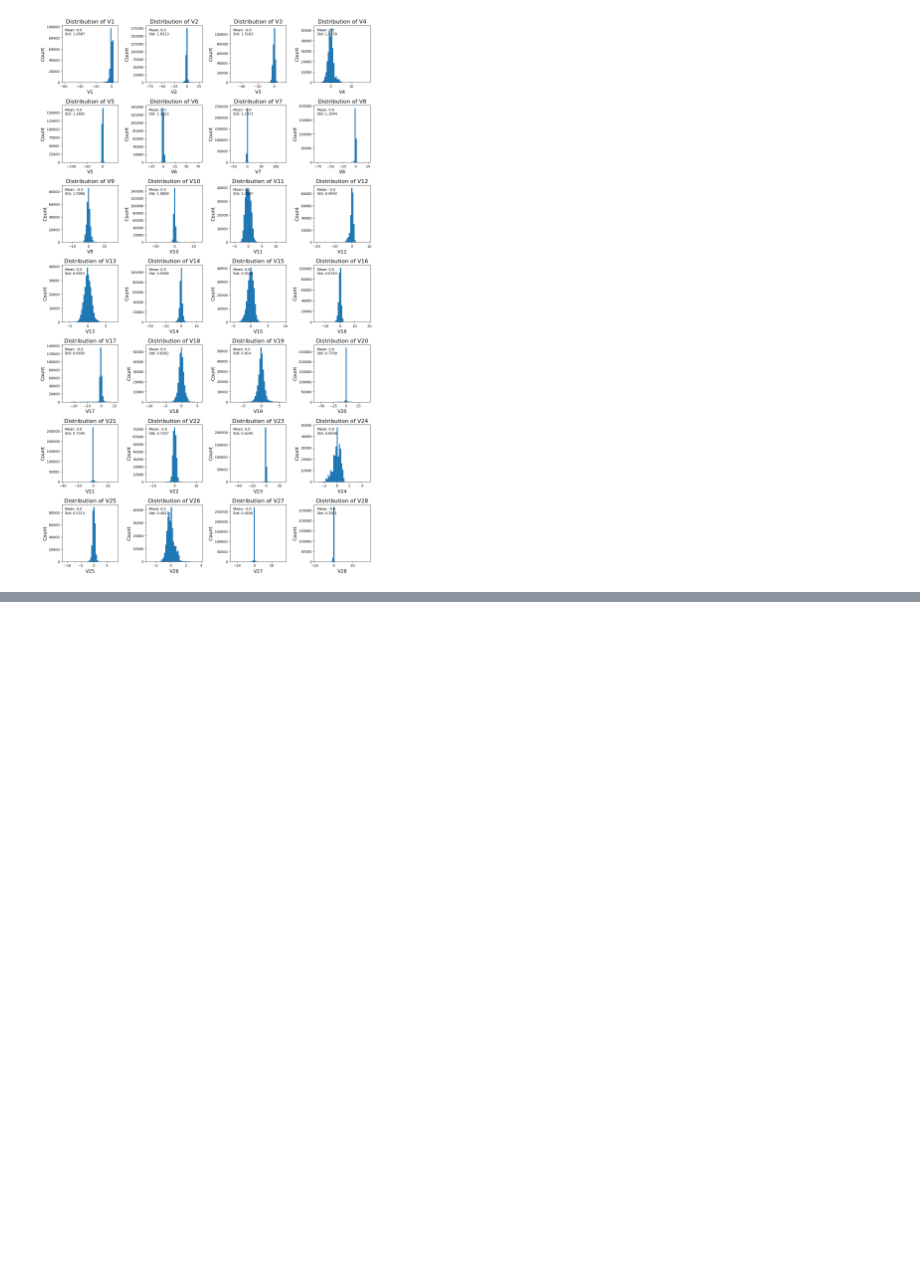
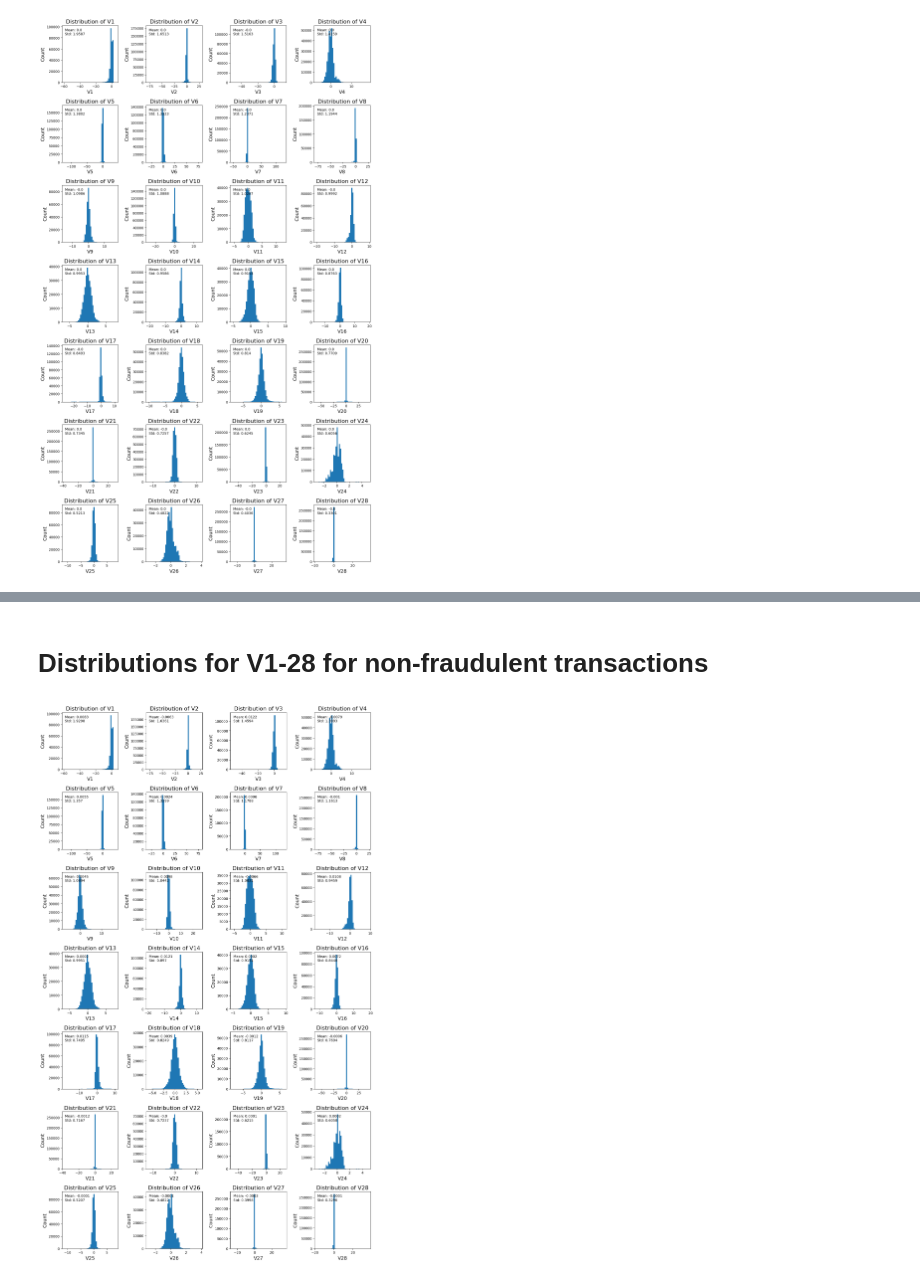
Before and after one commit to Tommy-McDonagh/Credit-Fraud, a Jupyter notebook: main.ipynb, the cells around one changed output, grey strips where cells are left out. Cells and saved outputs as stored; diff of their text form; code cells hidden in the pictures; blank space fills up the shorter version.

```diff
--- a/main.ipynb
+++ b/main.ipynb
@@ -222,14 +221,0 @@ plot_numeric_feature_distribution(df, 'Amount', stats_pos='right')
-# %%
-fig, ax = plt.subplots()
-
-# Plot the distribution of the feature
-ax.hist(df['Amount'], bins=50)
-
-# Set the title and axis labels
-ax.set_title(f"Distribution of Amount", fontsize=16)
-ax.set_xlabel('Amount', fontsize=14)
-ax.set_ylabel("Count", fontsize=14)
-
-# add mean and std to plot
-#ax.text(0.05, 0.95, f'Mean: {round(df['column_name'].mean(), 4)}\nStd: {round(df[column_name].std(), 4)}', horizontalalignment='left',
-#    verticalalignment='top', transform=ax.transAxes)
@@ -252,0 +287,14 @@ for idx, col in enumerate(features_to_plot):
+# %% [markdown]
+# Distributions for V1-28 for non-fraudulent transactions
+# %%
+fig, axes = plt.subplots(nrows=7, ncols=4, figsize=(4*4, 7*4))
+
+# select features by iloc indexing
+features_to_plot = df.iloc[:, 1:29]
+
+for idx, col in enumerate(features_to_plot):
+    ax = axes.flatten()[idx]
+    plot_numeric_feature_distribution(df_non_fraud, col, num_bins=50, ax=ax)
+    plt.subplots_adjust(hspace=0.4, wspace=0.5)
+# %% [output]
+[figure, added]
```
Also changed, not shown: parts of 14 cells of this notebook.
